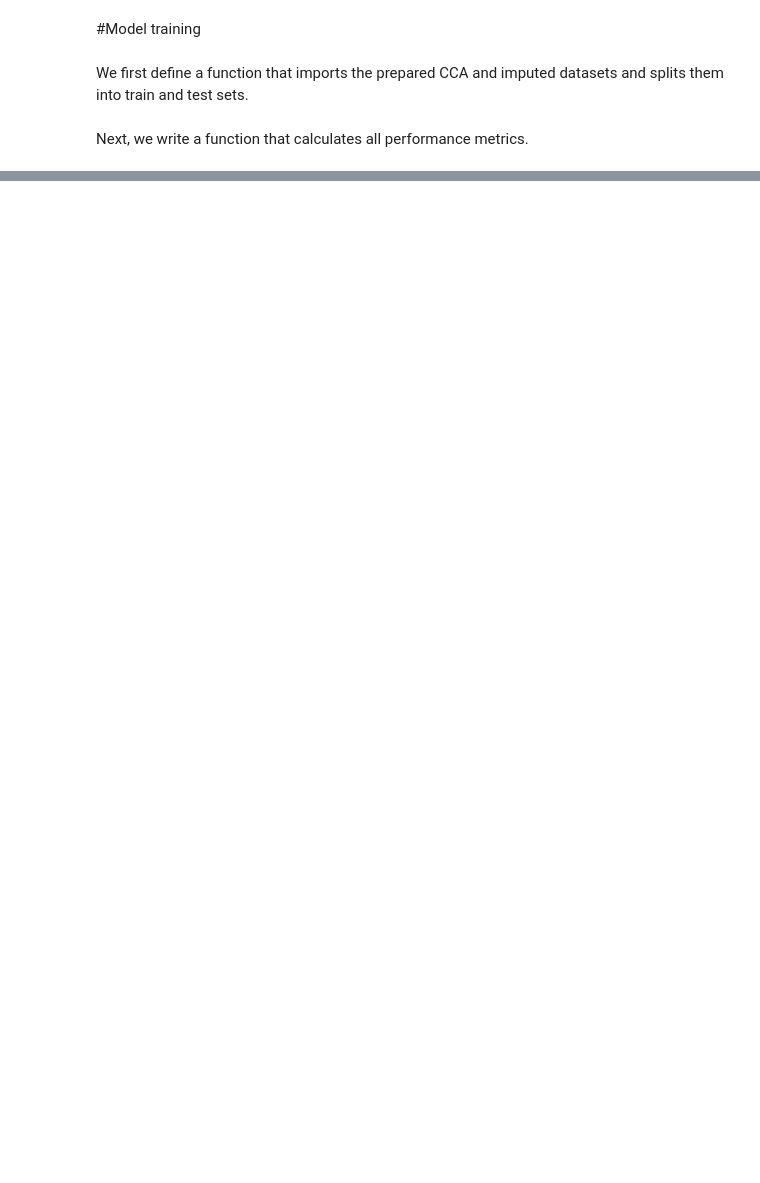
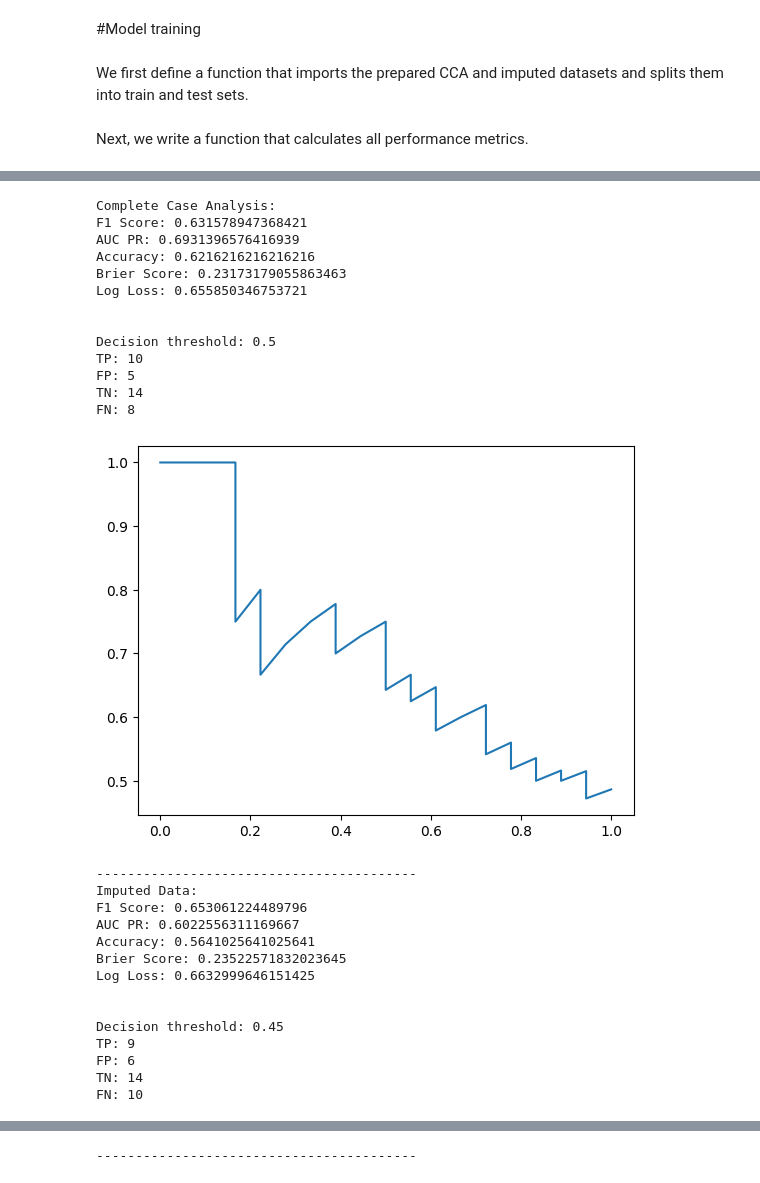
Before and after one commit to philipp-lampert/mymandible, a Jupyter notebook: data_science/05_model_training.ipynb, the cells around one changed output, grey strips where cells are left out. Saved outputs shown, nothing was run; the diff lists cells and outputs as text; code cells hidden in the pictures; blank space fills up the shorter version.

```diff
--- a/data_science/05_model_training.ipynb
+++ b/data_science/05_model_training.ipynb
@@ -115,0 +189,51 @@ FN: 13
+# %%
+def random_forest(outcome, min_follow_up_days, n_estimators, max_depth):
+  from sklearn.ensemble import RandomForestClassifier
+
+  random_state=0
+
+  x_train_cca, x_test_cca, y_train_cca, y_test_cca, x_train_imp, x_test_imp, y_train_imp, y_test_imp = cca_imp_train_test_splits(outcome, min_follow_up_days)
+
+  rf = RandomForestClassifier(n_estimators=n_estimators, max_depth=max_depth)
+
+  rf_cca = rf.fit(x_train_cca, y_train_cca)
+  predictions_cca = rf_cca.predict_proba(x_test_cca)[:, 1]
+
+  rf_imp = rf.fit(x_train_imp, y_train_imp)
+  predictions_imp = rf_imp.predict_proba(x_test_imp)[:, 1]
+
+  print("Complete Case Analysis:")
+  metrics(predictions_cca, y_test_cca)
+  print("Imputed Data:")
+  metrics(predictions_imp, y_test_imp)
+# %%
+random_forest('soft_tissue_complication', min_follow_up_days=30, n_estimators=100, max_depth=3)
+# %% [output]
+Complete Case Analysis:
+F1 Score: 0.631578947368421
+AUC PR: 0.6931396576416939
+Accuracy: 0.6216216216216216
+Brier Score: 0.23173179055863463
+Log Loss: 0.655850346753721
+
+
+Decision threshold: 0.5
+TP: 10
+FP: 5
+TN: 14
+FN: 8
+[figure, added]
+-----------------------------------------
+Imputed Data:
+F1 Score: 0.653061224489796
+AUC PR: 0.6022556311169667
+Accuracy: 0.5641025641025641
+Brier Score: 0.23522571832023645
+Log Loss: 0.6632999646151425
+
+
+Decision threshold: 0.45
+TP: 9
+FP: 6
+TN: 14
+FN: 10
@@ -115,0 +241 @@ FN: 13
+-----------------------------------------
```
Also changed, not shown: parts of 10 cells of this notebook.
